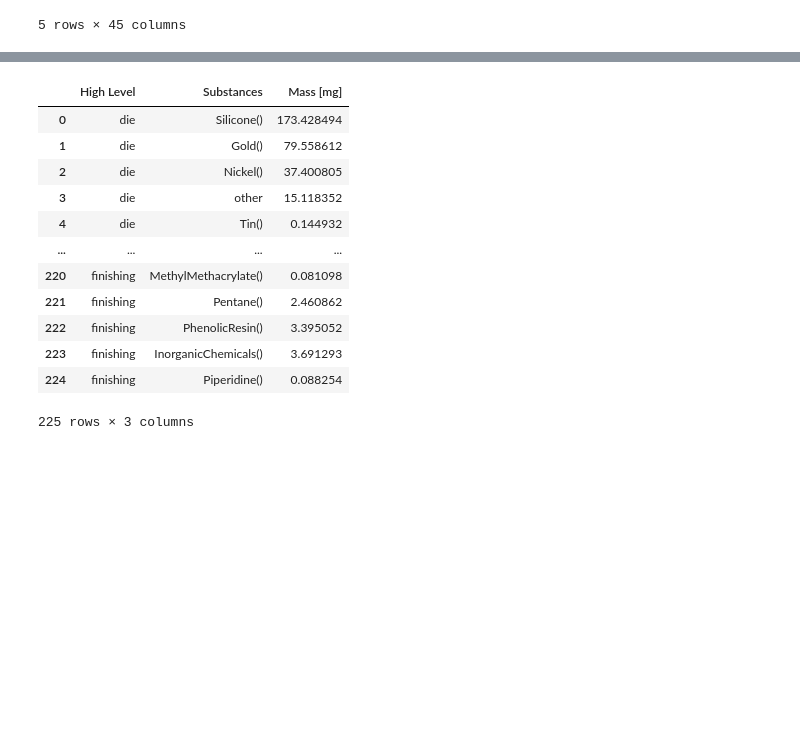
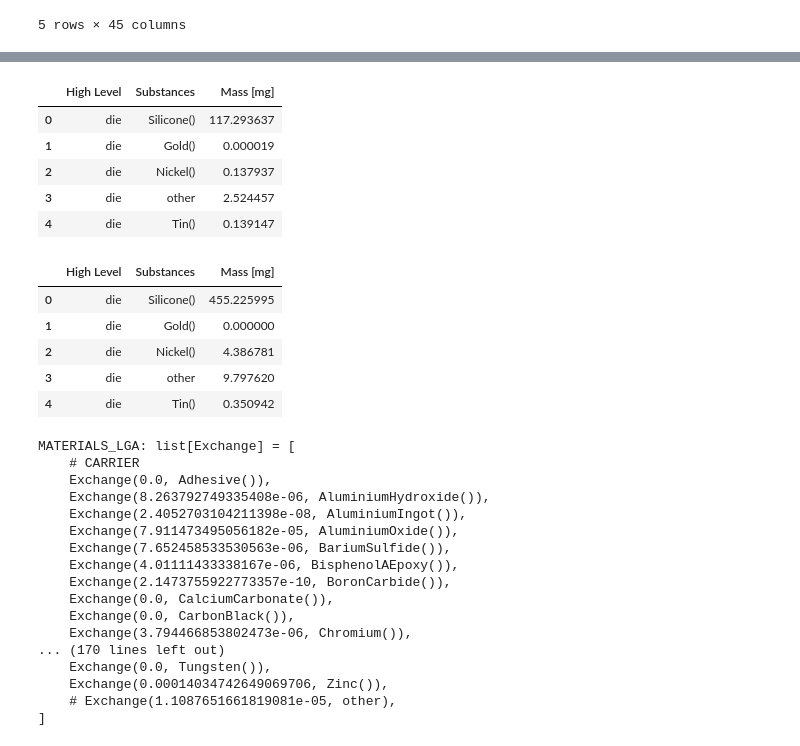
Before and after one commit to arthur0000-1/LCA_CPU_encapsulation, a Jupyter notebook: model.ipynb, the cells around one changed output, grey strips where cells are left out. Cells and saved outputs as stored; diff of their text form; code cells hidden in the pictures; blank space fills up the shorter version.

```diff
--- a/model.ipynb
+++ b/model.ipynb
@@ -439,6 +439,6 @@ def calculate_covariance(dfs_clean):
     return covariance_results
 # %%
 covariance_matrices = calculate_covariance(dfs_clean)
-for socket, cov_matrix in covariance_matrices.items():
-    print(f"Covariance matrix for {socket}:")
-    display(cov_matrix)
+#for socket, cov_matrix in covariance_matrices.items():
+#    print(f"Covariance matrix for {socket}:")
+#    display(cov_matrix)
@@ -662,33 +625,23 @@ def h(c_vec, gamma_vec):
 Definition of the mass of a substance j : $m_j = w \times \Sigma_i (\vec\beta_i \times γ_{ij})$
 # %%
 def model(w, beta, gamma):
-    """
-    Calculate the mass of each substance using the model, grouped by high-level material.
+    high_levels = ['die', 'connection', 'packaging', 'carrier', 'finishing']
+    beta = beta['Percentage'].values.flatten()
+    c = np.array([b * w for b in beta])  # shape: [5]
 
-    Parameters:
-    - w: Total mass in mg (scalar).
-    - beta: Coefficients for high-level components (array-like).
-    - gamma: Coefficients for substances (dict with 'matrix' and 'substances').
+    # Compute per-component substance masses: shape [5, n_substances]
+    # Each row i = mass of each substance coming from high-level component i
+    m_matrix = c[:, np.newaxis] * gamma.to_numpy()  # broadcast: [5,1] * [5, n_sub]
 
-    Returns:
-    - DataFrame with columns: 'High Level', 'Substance', 'Mass [mg]'
-    """
-    high_levels = ['die', 'connection', 'packaging', 'carrier', 'finishing']
-
-    beta = beta['Percentage'].values.flatten()
-    c = np.array([b * w for b in beta])
-    m = c @ gamma.to_numpy()
-
-    # Create a DataFrame
+    # Build the DataFrame row by row across high-level components
     substance_masses_df = pd.DataFrame({
-        'High Level': np.repeat(high_levels, len(gamma.columns.tolist())),
+        'High Level': np.repeat(high_levels, len(gamma.columns)),
         'Substances': gamma.columns.tolist() * len(high_levels),
-        'Mass [mg]': np.tile(m, len(high_levels))
+        'Mass [mg]': m_matrix.flatten()
     })
-
     return substance_masses_df
 # %%
-pd.set_option('display.max_rows', 100)
+pd.set_option('display.max_rows', 500)
 total_cpu_mass = 2800  # Total CPU mass in mg
 socket_type='LGA'
 beta = high_level_results["LGA"]
@@ -2071,21 +2044,38 @@ gamma_new_df_std.update(gamma_new_std)
 # %%
 
 # Calculate substance masses
 substance_masses_df_corrected = model(total_cpu_mass, new_beta, gamma_new_df)
-display(substance_masses_df_corrected)
+display(substance_masses_df_corrected.head())
+display(substance_masses_df.head())
 api_text_corrected = element_masses_to_api_text(substance_masses_df_corrected)
 print(api_text_corrected)
 # %% [output]
 |  | High Level | Substances | Mass [mg] |
-| 0 | die | Silicone() | 173.428494 |
-| 1 | die | Gold() | 79.558612 |
-| 2 | die | Nickel() | 37.400805 |
-| 3 | die | other | 15.118352 |
-| 4 | die | Tin() | 0.144932 |
-| ... | ... | ... | ... |
-| 220 | finishing | MethylMethacrylate() | 0.081098 |
-| 221 | finishing | Pentane() | 2.460862 |
-| 222 | finishing | PhenolicResin() | 3.395052 |
-| 223 | finishing | InorganicChemicals() | 3.691293 |
-| 224 | finishing | Piperidine() | 0.088254 |
+| 0 | die | Silicone() | 117.293637 |
+| 1 | die | Gold() | 0.000019 |
+| 2 | die | Nickel() | 0.137937 |
+| 3 | die | other | 2.524457 |
+| 4 | die | Tin() | 0.139147 |
+|  | High Level | Substances | Mass [mg] |
+| 0 | die | Silicone() | 455.225995 |
+| 1 | die | Gold() | 0.000000 |
+| 2 | die | Nickel() | 4.386781 |
+| 3 | die | other | 9.797620 |
+| 4 | die | Tin() | 0.350942 |
-225 rows × 3 columns
+MATERIALS_LGA: list[Exchange] = [
+    # CARRIER
+    Exchange(0.0, Adhesive()),
+    Exchange(8.263792749335408e-06, AluminiumHydroxide()),
+    Exchange(2.4052703104211398e-08, AluminiumIngot()),
+    Exchange(7.911473495056182e-05, AluminiumOxide()),
+    Exchange(7.652458533530563e-06, BariumSulfide()),
+    Exchange(4.01111433338167e-06, BisphenolAEpoxy()),
+    Exchange(2.1473755922773357e-10, BoronCarbide()),
+    Exchange(0.0, CalciumCarbonate()),
+    Exchange(0.0, CarbonBlack()),
+    Exchange(3.794466853802473e-06, Chromium()),
+... (170 lines left out)
+    Exchange(0.0, Tungsten()),
+    Exchange(0.00014034742649069706, Zinc()),
+    # Exchange(1.1087651661819081e-05, other),
+]
```
Also changed, not shown: parts of 8 cells of this notebook.
